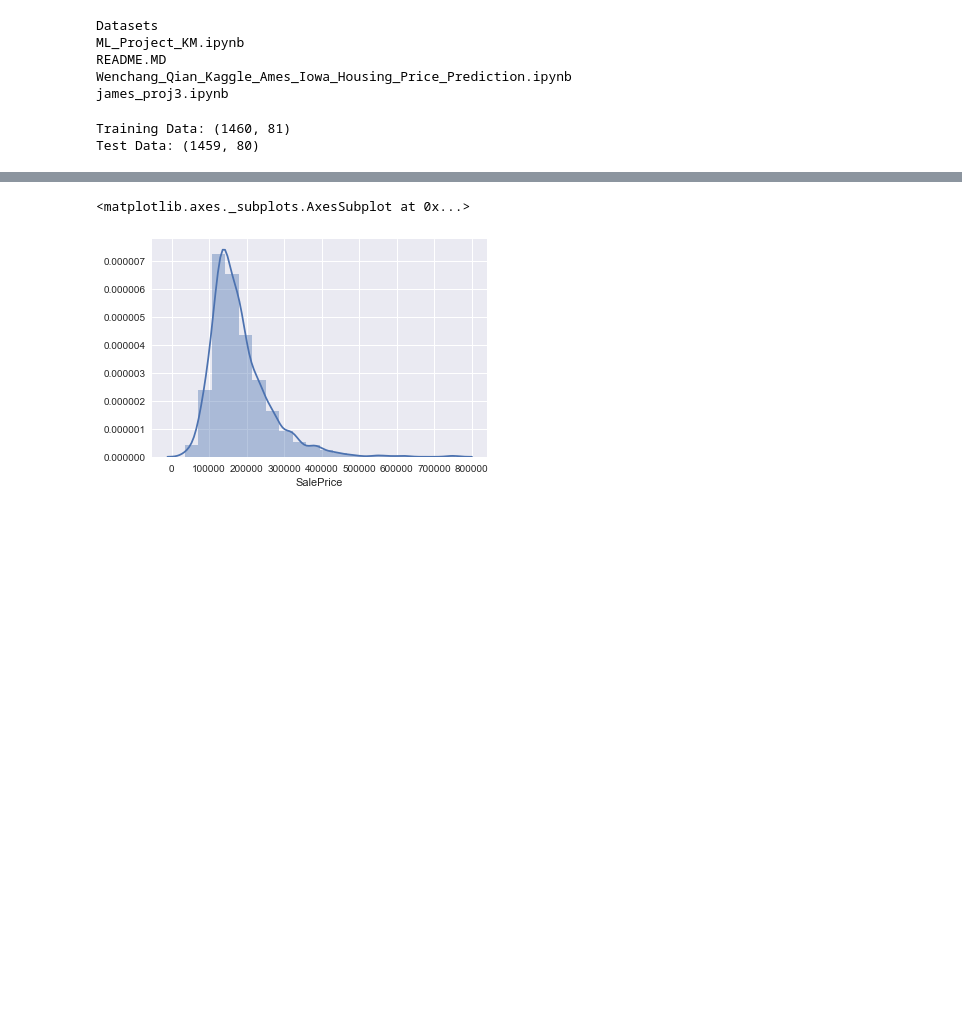
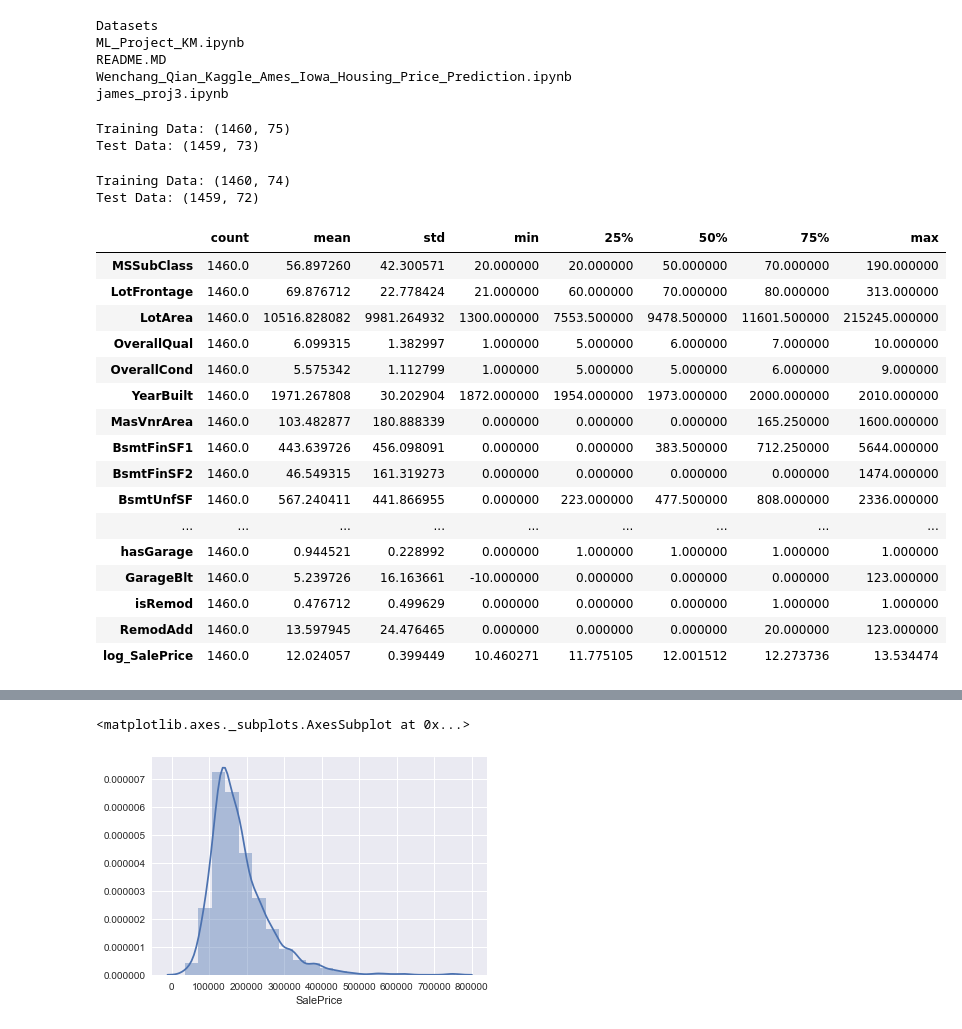
Before and after one commit to reflexiveprophecy/Kaggle_Predict_Ames_Iowa_Housing_Prices, a Jupyter notebook: james_proj3.ipynb, the cells around one changed output, grey strips where cells are left out. Drawn from its saved outputs; the diff is of its cells as text; code cells hidden in the pictures; blank space fills up the shorter version.

```diff
--- a/james_proj3.ipynb
+++ b/james_proj3.ipynb
@@ -16,11 +16,44 @@ README.MD
 Wenchang_Qian_Kaggle_Ames_Iowa_Housing_Price_Prediction.ipynb
 james_proj3.ipynb
 # %%
-house_train = pd.read_csv('Datasets/train.csv');
-print('Training Data:', house_train.shape);
-house_test = pd.read_csv('Datasets/test.csv');
-print('Test Data:', house_test.shape);
+#house_train = pd.read_csv('Datasets/train.csv');
+#print('Training Data:', house_train.shape);
+#house_test = pd.read_csv('Datasets/test.csv');
+#print('Test Data:', house_test.shape);
+#house_train.describe().T
-# %% [output]
-Training Data: (1460, 81)
-Test Data: (1459, 80)
+# %%
+house_train = pd.read_csv('Datasets/train_j.csv');
+print('Training Data:', house_train.shape);
+house_test = pd.read_csv('Datasets/test_j.csv');
+print('Test Data:', house_test.shape);
+#house_train.describe().T
+# %% [output]
+Training Data: (1460, 75)
+Test Data: (1459, 73)
+# %%
+house_train = house_train.drop([house_train.columns[0]], axis=1)
+print('Training Data:', house_train.shape);
+house_test = house_test.drop([house_test.columns[0]], axis=1)
+print('Test Data:', house_test.shape);
+house_train.describe().T
+# %% [output]
+Training Data: (1460, 74)
+Test Data: (1459, 72)
+|  | count | mean | std | min | 25% | 50% | 75% | max |
+| MSSubClass | 1460.0 | 56.897260 | 42.300571 | 20.000000 | 20.000000 | 50.000000 | 70.000000 | 190.000000 |
+| LotFrontage | 1460.0 | 69.876712 | 22.778424 | 21.000000 | 60.000000 | 70.000000 | 80.000000 | 313.000000 |
+| LotArea | 1460.0 | 10516.828082 | 9981.264932 | 1300.000000 | 7553.500000 | 9478.500000 | 11601.500000 | 215245.000000 |
+| OverallQual | 1460.0 | 6.099315 | 1.382997 | 1.000000 | 5.000000 | 6.000000 | 7.000000 | 10.000000 |
+| OverallCond | 1460.0 | 5.575342 | 1.112799 | 1.000000 | 5.000000 | 5.000000 | 6.000000 | 9.000000 |
+| YearBuilt | 1460.0 | 1971.267808 | 30.202904 | 1872.000000 | 1954.000000 | 1973.000000 | 2000.000000 | 2010.000000 |
+| MasVnrArea | 1460.0 | 103.482877 | 180.888339 | 0.000000 | 0.000000 | 0.000000 | 165.250000 | 1600.000000 |
+| BsmtFinSF1 | 1460.0 | 443.639726 | 456.098091 | 0.000000 | 0.000000 | 383.500000 | 712.250000 | 5644.000000 |
+| BsmtFinSF2 | 1460.0 | 46.549315 | 161.319273 | 0.000000 | 0.000000 | 0.000000 | 0.000000 | 1474.000000 |
+| BsmtUnfSF | 1460.0 | 567.240411 | 441.866955 | 0.000000 | 223.000000 | 477.500000 | 808.000000 | 2336.000000 |
+| ... | ... | ... | ... | ... | ... | ... | ... | ... |
+| hasGarage | 1460.0 | 0.944521 | 0.228992 | 0.000000 | 1.000000 | 1.000000 | 1.000000 | 1.000000 |
+| GarageBlt | 1460.0 | 5.239726 | 16.163661 | -10.000000 | 0.000000 | 0.000000 | 0.000000 | 123.000000 |
+| isRemod | 1460.0 | 0.476712 | 0.499629 | 0.000000 | 0.000000 | 0.000000 | 1.000000 | 1.000000 |
+| RemodAdd | 1460.0 | 13.597945 | 24.476465 | 0.000000 | 0.000000 | 0.000000 | 20.000000 | 123.000000 |
+| log_SalePrice | 1460.0 | 12.024057 | 0.399449 | 10.460271 | 11.775105 | 12.001512 | 12.273736 | 13.534474 |
 # %%
```
Also changed, not shown: parts of 3 cells of this notebook.
